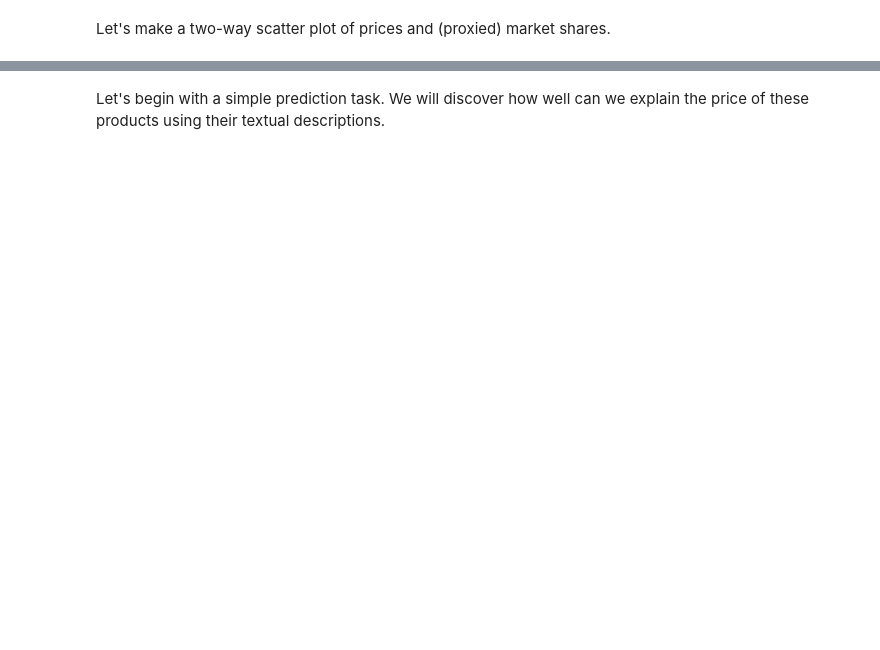
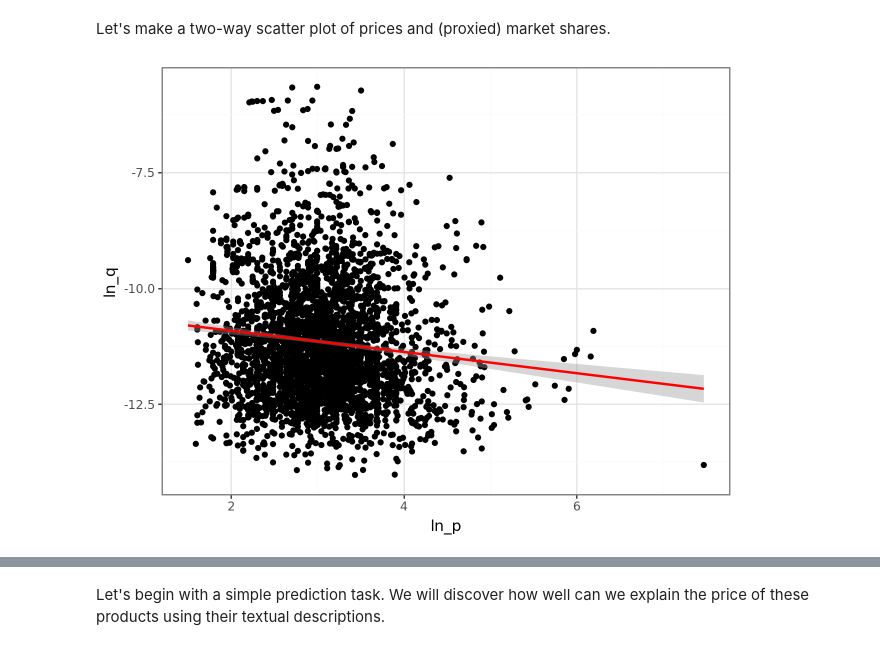
Before and after one commit to CausalAIBook/MetricsMLNotebooks, a Jupyter notebook: PM5/DoubleML_and_Feature_Engineering_with_BERT.ipynb, the cells around one changed output, grey strips where cells are left out. Cells and saved outputs as stored; diff of their text form; code cells hidden in the pictures; blank space fills up the shorter version.

```diff
--- a/PM5/DoubleML_and_Feature_Engineering_with_BERT.ipynb
+++ b/PM5/DoubleML_and_Feature_Engineering_with_BERT.ipynb
@@ -197,5 +225,7 @@ print(np.nanquantile(data['text_num_words'], 0.99))
 # %% [markdown]
 Let's make a two-way scatter plot of prices and (proxied) market shares.
 # %%
-(p9.ggplot(data, p9.aes('ln_p', 'ln_q')) + p9.geom_point() + p9.stat_smooth(color="red"))
+(p9.ggplot(train_full, p9.aes('ln_p', 'ln_q')) + p9.geom_point() + p9.stat_smooth(color="red"))
+# %% [output]
+[figure, added]
 # %%
```
Also changed, not shown: parts of 62 cells of this notebook.
